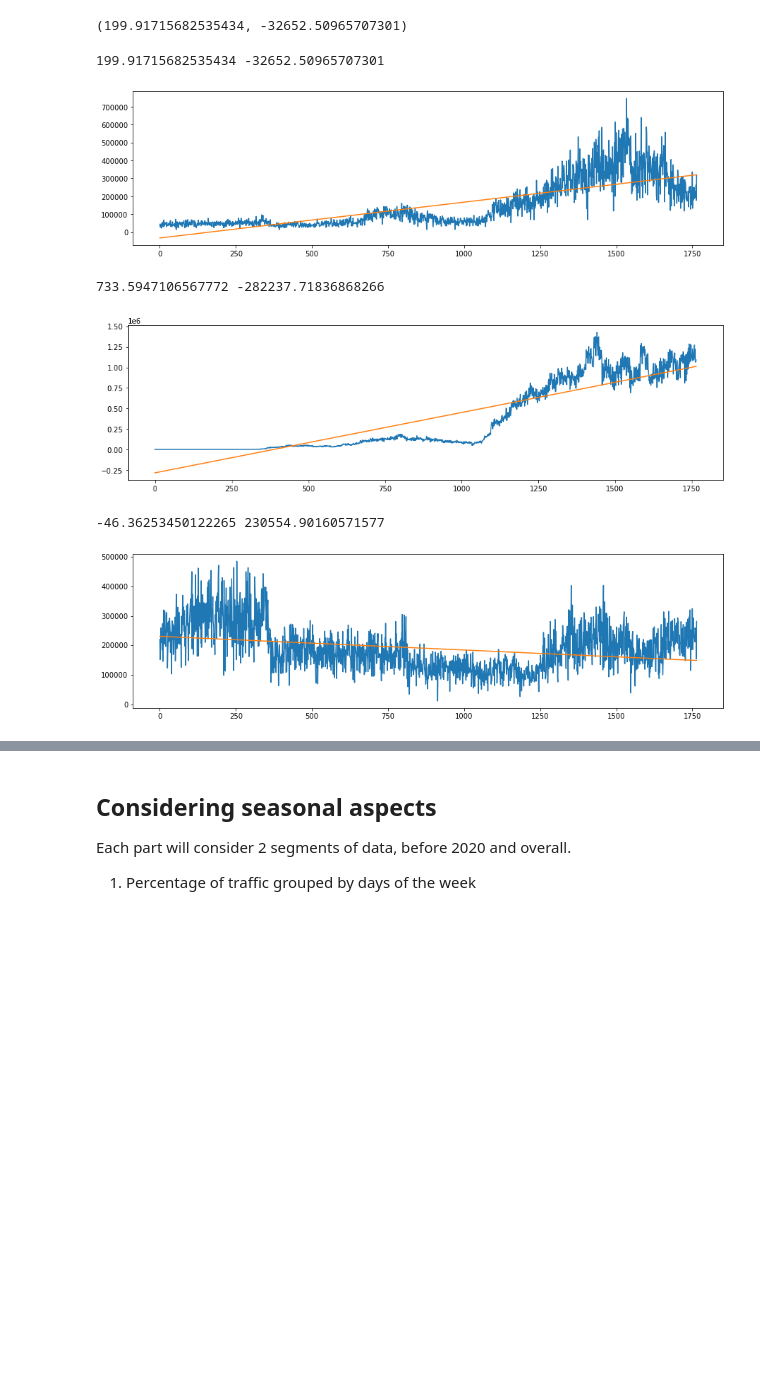
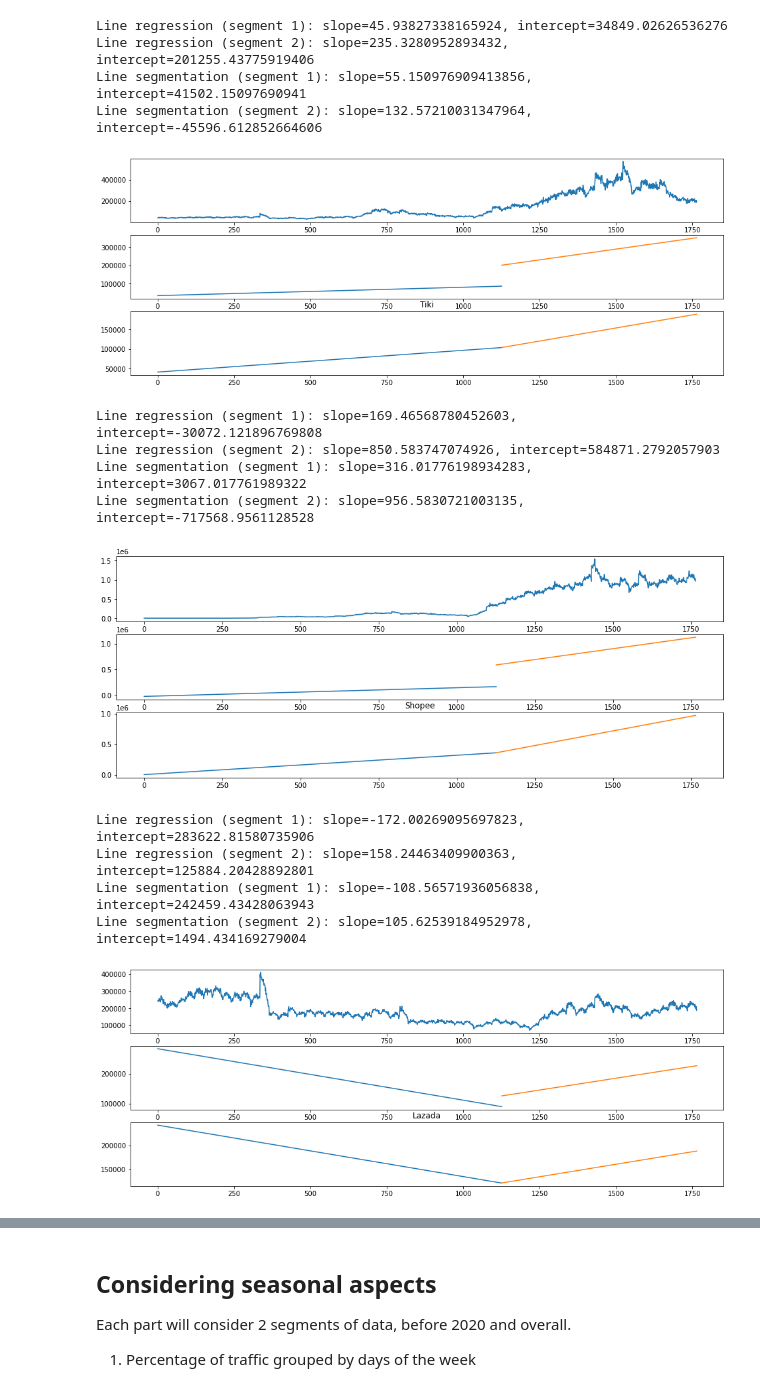
Before and after one commit to dfighter1312/data-mining, a Jupyter notebook: mini-project/time_series_analysis.ipynb, the cells around one changed output, grey strips where cells are left out. Saved outputs shown, nothing was run; the diff lists cells and outputs as text; code cells hidden in the pictures; blank space fills up the shorter version.

Commit message:
Update data and project Signed-off-by: dfighter1312 <dungdore1312@gmail.com>

```diff
--- a/mini-project/time_series_analysis.ipynb
+++ b/mini-project/time_series_analysis.ipynb
@@ -78,23 +92,13 @@ df_ecom.describe()
 
 Can only be done with the assumption that the data has only LINEAR trend component.
-# %%
-X = np.arange(len(df_ecom))
-y = df_ecom['Tiki']
-
-mean_X = X.mean()
-mean_y = y.mean()
-
-Sxy = np.sum((X - mean_X) * (y - mean_y), axis=0)
-Sxx = np.sum(np.power(X - mean_X, 2), axis=0)
-
-slope = Sxy / Sxx
-intercept = mean_y - slope * mean_X
-
-slope, intercept
-# %% [output]
-(199.91715682535434, -32652.50965707301)
+# %%
+def line_segmentation(X, y, seg_no):
+    slope = (y[-1] - y[0]) / (len(X) - 1)
+    intercept = y[-1] - slope * (X[-1] - 1)
+    print("Line segmentation (segment {}): slope={}, intercept={}".format(seg_no, slope, intercept))
+    return slope, intercept
 # %%
-def least_squared(X, y):
+def least_squared(X, y, seg_no):
     mean_X = X.mean()
     mean_y = y.mean()
 
@@ -104,23 +108,43 @@ def least_squared(X, y):
     slope = Sxy / Sxx
     intercept = mean_y - slope * mean_X
 
-    print(slope, intercept)
-
-    mpl.rcParams['figure.figsize'] = (15, 4)
-    plt.plot(X, y, label='Actual Data')
-    plt.plot(X, slope * X + intercept, label='Trend Line')
-    plt.show()
+    print("Line regression (segment {}): slope={}, intercept={}".format(seg_no, slope, intercept))
+    return slope, intercept
+# %%
+def trend_by_segment(X, y, segment=1126):
+    s1, in1 = least_squared(X[:segment + 1], y[:segment + 1], 1)
+    s2, in2 = least_squared(X[segment:] - segment, y[segment:], 2)
+
+    s3, in3 = line_segmentation(X[:segment + 1], y[:segment + 1], 1)
+    s4, in4 = line_segmentation(X[segment:], y[segment:], 2)
+    fig, (ax1, ax2, ax3) = plt.subplots(3, 1, figsize=(16, 6))
+    plt.title(y.name)
+    ax1.plot(X, y, label='Actual Data')
+    ax2.plot(X[:segment+1], s1 * X[:segment+1] + in1)
+    ax2.plot(X[segment:], s2 * (X[segment:] - segment) + in2)
+    ax3.plot(X[:segment+1], s3 * X[:segment+1] + in3)
+    ax3.plot(X[segment:], s4 * X[segment:] + in4)
+    plt.show()
 # %%
-least_squared(np.arange(len(df_ecom)), df_ecom['Tiki'])
-least_squared(np.arange(len(df_ecom)), df_ecom['Shopee'])
-least_squared(np.arange(len(df_ecom)), df_ecom['Lazada'])
-least_squared(np.arange(len(df_ecom)), df_ecom['Sendo'])
-least_squared(np.arange(len(df_ecom)), df_ecom['TGDD'])
-least_squared(np.arange(len(df_ecom)), df_ecom['Total'])
+trend_by_segment(np.arange(len(df_ecom)), df_ecom['Tiki'])
+trend_by_segment(np.arange(len(df_ecom)), df_ecom['Shopee'])
+trend_by_segment(np.arange(len(df_ecom)), df_ecom['Lazada'])
+trend_by_segment(np.arange(len(df_ecom)), df_ecom['Sendo'])
+trend_by_segment(np.arange(len(df_ecom)), df_ecom['TGDD'])
+trend_by_segment(np.arange(len(df_ecom)), df_ecom['Total'])
 # %% [output]
-199.91715682535434 -32652.50965707301
+Line regression (segment 1): slope=45.93827338165924, intercept=34849.02626536276
+Line regression (segment 2): slope=235.3280952893432, intercept=201255.43775919406
+Line segmentation (segment 1): slope=55.150976909413856, intercept=41502.15097690941
+Line segmentation (segment 2): slope=132.57210031347964, intercept=-45596.612852664606
-[figure, old version]
+[figure, new version]
-733.5947106567772 -282237.71836868266
+Line regression (segment 1): slope=169.46568780452603, intercept=-30072.121896769808
+Line regression (segment 2): slope=850.583747074926, intercept=584871.2792057903
+Line segmentation (segment 1): slope=316.01776198934283, intercept=3067.017761989322
+Line segmentation (segment 2): slope=956.5830721003135, intercept=-717568.9561128528
-[figure, old version]
+[figure, new version]
--46.36253450122265 230554.90160571577
+Line regression (segment 1): slope=-172.00269095697823, intercept=283622.81580735906
+Line regression (segment 2): slope=158.24463409900363, intercept=125884.20428892801
+Line segmentation (segment 1): slope=-108.56571936056838, intercept=242459.43428063943
+Line segmentation (segment 2): slope=105.62539184952978, intercept=1494.434169279004
-[figure, old version]
+[figure, new version]
```
Also changed, not shown: parts of 42 cells of this notebook, 6 other files.
